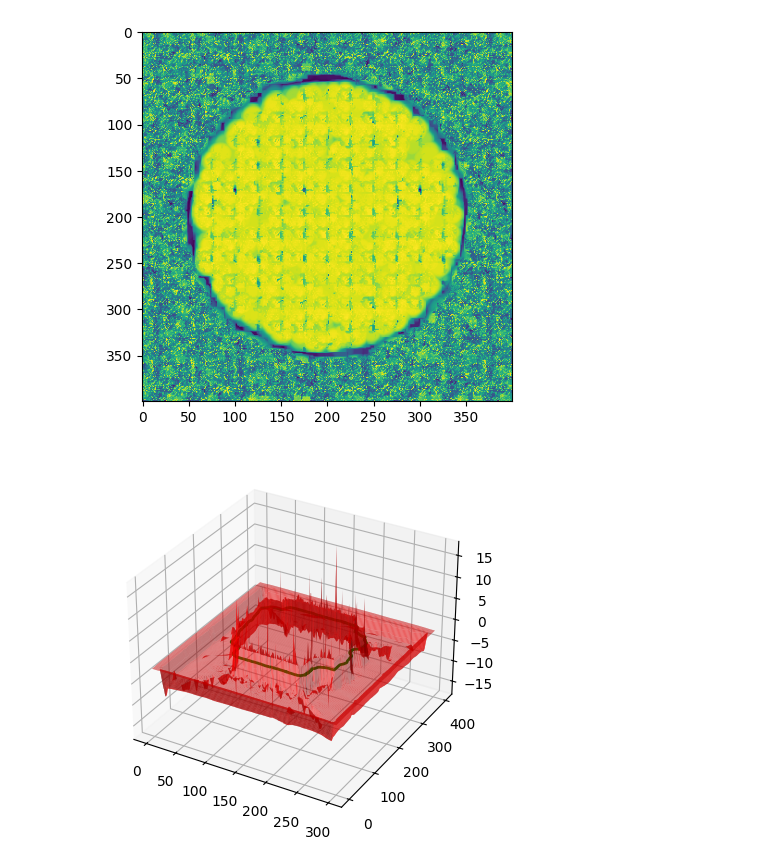
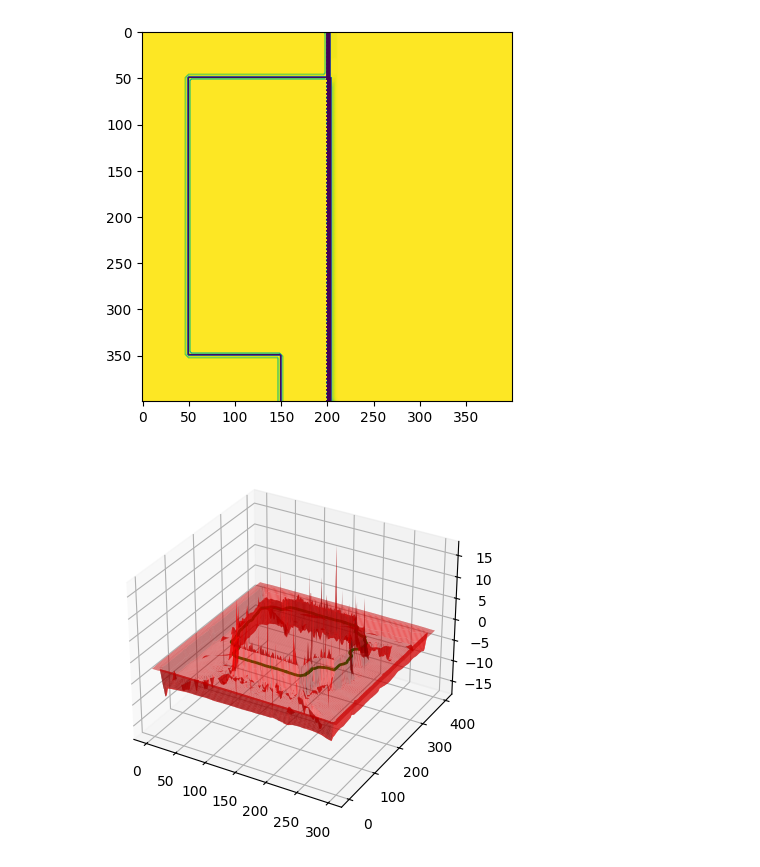
Before and after one commit to HuysArthur/texture-features-as-optimization-for-unsupervised-image-segmentation, a Jupyter notebook: texture-segmentation.ipynb, the cells around one changed output. Drawn from its saved outputs; the diff is of its cells as text; code cells hidden in the pictures.

```diff
--- a/texture-segmentation.ipynb
+++ b/texture-segmentation.ipynb
@@ -212,0 +26,9 @@ plt.show()
+# %%
+import pickle
+filename = f"data/extractor_{image_path[image_path.rindex('/')+1:image_path.rindex('.')]}.pkl"
+
+feature_methods = ["contrast", "cluster prominence", "cluster shade", "energy", "dissimilarity", "homogeneity", "ASM", "correlation"]
+extractor = feature_extractor(image, 27, feature_methods=feature_methods, comatrix_level=32)
+
+# with open(filename, 'rb') as file:
+#     extractor = pickle.load(file)
@@ -213,7 +47,7 @@ plt.show()
 # %%
-g_combined = np.minimum(normalize(g_edge_modified), normalize(g_texture_modified))
+g_combined = extractor.get_combined_edges()
 
 plt.imshow(g_combined)
 plt.show()
 # %% [output]
-[figure, old version]
+[figure, new version]
```
Also changed, not shown: parts of 21 cells of this notebook, 4 other files.
